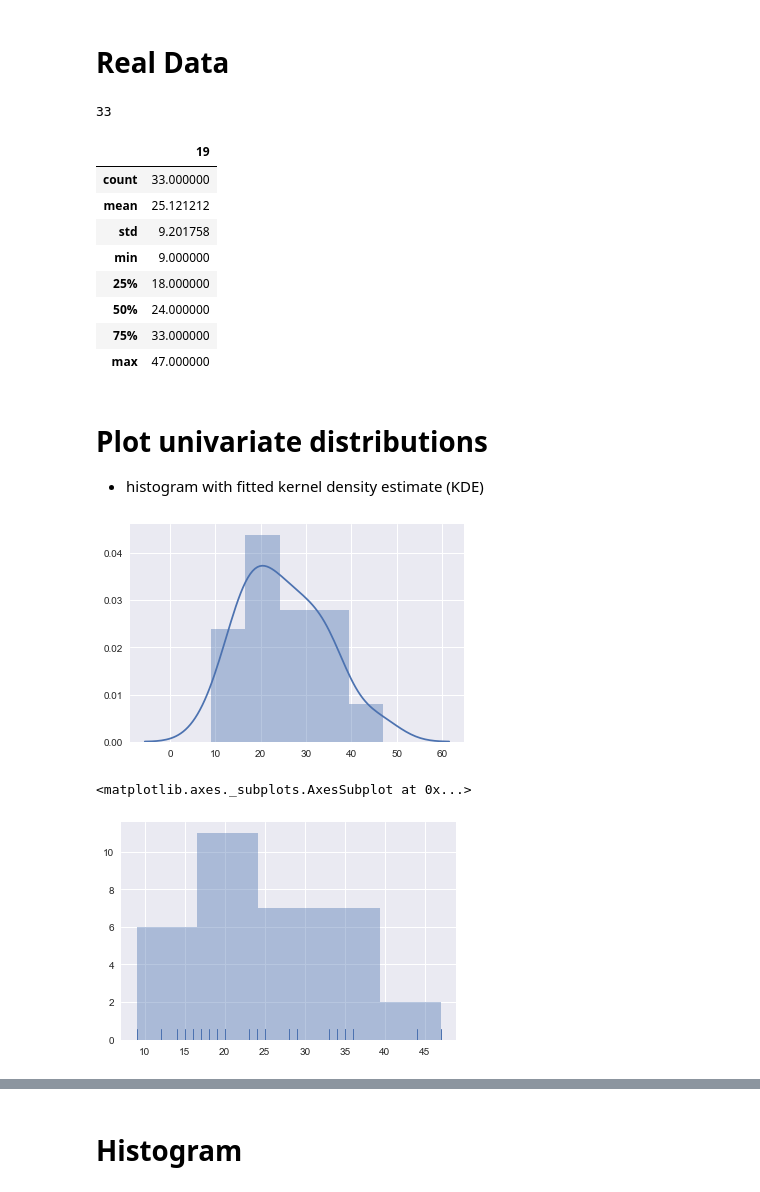
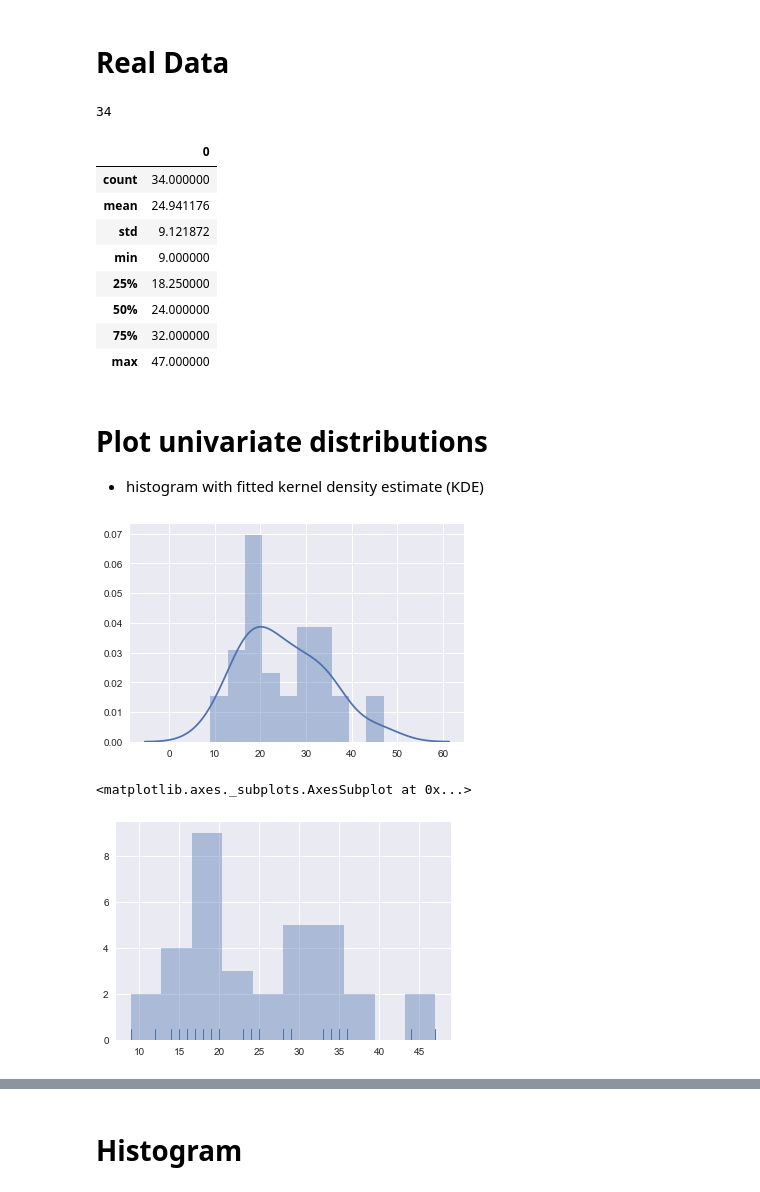
Before and after one commit to kamshee/activity-recognition-process, a Jupyter notebook: lengthofstay.ipynb, the cells around one changed output, grey strips where cells are left out. Cells and saved outputs as stored; diff of their text form; code cells hidden in the pictures.

```diff
--- a/lengthofstay.ipynb
+++ b/lengthofstay.ipynb
@@ -15,35 +15,35 @@ import copy
 # Real Data
 # %%
 # Length of Stay (LOS)
-los = pd.read_csv('Documents/GitHub/LOS.csv')
+los = pd.read_csv('Documents/GitHub/LOS.csv', header=None)
 # %%
 len(los)
 # %% [output]
-33
+34
 # %%
 los.describe()
 # %% [output]
-|  | 19 |
-| count | 33.000000 |
-| mean | 25.121212 |
-| std | 9.201758 |
+|  | 0 |
+| count | 34.000000 |
+| mean | 24.941176 |
+| std | 9.121872 |
 | min | 9.000000 |
-| 25% | 18.000000 |
+| 25% | 18.250000 |
 | 50% | 24.000000 |
-| 75% | 33.000000 |
+| 75% | 32.000000 |
 | max | 47.000000 |
 # %% [markdown]
 # Plot univariate distributions
 - histogram with fitted kernel density estimate (KDE)
 # %%
 # x = np.random.normal(size=100)
-sns.distplot(los);
+sns.distplot(los, bins=10);
 # %% [output]
-[figure, old version]
+[figure, new version]
 # %%
 # Histogram with rug plot (tick for every observation)
-sns.distplot(los, kde=False, rug=True)
+sns.distplot(los, bins=10, kde=False, rug=True)
 # %% [output]
 <matplotlib.axes._subplots.AxesSubplot at 0x...>
-[figure, old version]
+[figure, new version]
 # %%
```
Also changed, not shown: parts of 4 cells of this notebook, 1 other file.
